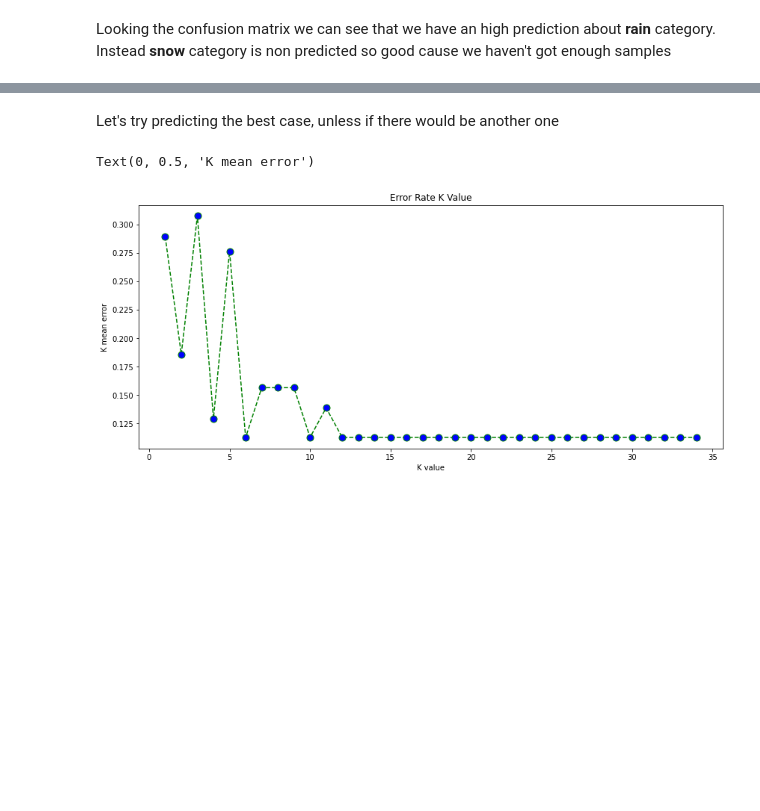
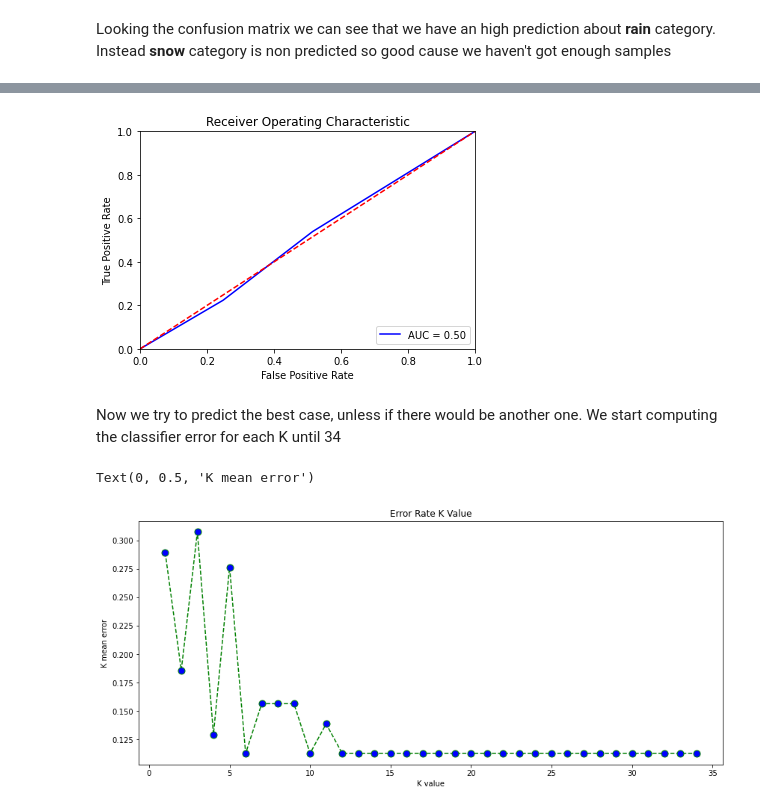
Before and after one commit to nikgreg99/weather-analysis-machine-learning, a Jupyter notebook: Weather Forecast - en.ipynb, the cells around one changed output, grey strips where cells are left out. Cells and saved outputs as stored; diff of their text form; code cells hidden in the pictures; blank space fills up the shorter version.

```diff
--- a/Weather Forecast - en.ipynb
+++ b/Weather Forecast - en.ipynb
@@ -169,5 +172,5 @@ df.corr()
 # %%
-df= df.replace(np.nan, 'other', regex=True) # All data frame
+df= df["Precip Type"].replace(np.nan, 'other', regex=True) # All data frame
 # %% [markdown]
 For further utility we print the box plot of the precitapion types taken hourly
 # %%
@@ -444,6 +458,6 @@ scaler.fit(xTrain)
 xTrainScaled = scaler.transform(xTrain)
 xTestScaled = scaler.transform(xTest)
 # %%
-weatherClassifier =  KNeighborsClassifier()
+weatherClassifier =  KNeighborsClassifier(n_neighbors = 3)
 weatherClassifier.fit(xTrainScaled,yTrain)
 # %% [output]
@@ -475,0 +497,4 @@ Looking the confusion matrix we can see that we have an high prediction about  *
+# %%
+le = LabelEncoder()
+yTestDiscreteValues = le.fit_transform(yTest)
+yTestDiscreteValues
@@ -476,5 +510,25 @@ Looking the confusion matrix we can see that we have an high prediction about  *
+# %%
+#Compute ROC and AUC
+probs =  weatherClassifier.predict_proba(xTest)
+preeds = probs[:,1]
+fpr,tpr,threshold = roc_curve(yTestDiscreteValues,preeds)
+
+rocAuc = auc(fpr,tpr)
+# %%
+#Plot ROC curve
+plt.title('Receiver Operating Characteristic')
+plt.plot(fpr, tpr, 'b', label = 'AUC = %0.2f' % rocAuc)
+plt.legend(loc = 'lower right')
+plt.plot([0, 1], [0, 1],'r--')
+plt.xlim([0, 1])
+plt.ylim([0, 1])
+plt.ylabel('True Positive Rate')
+plt.xlabel('False Positive Rate')
+plt.show()
+# %% [output]
+[figure, added]
 # %% [markdown]
-Let's try predicting  the best case, unless  if there would be   another one
+Now we try to predict  the best case, unless  if there would be another one. We start computing the classifier error for each K until 34
 # %%
 #CELL A BIT SLOW TO RUN
 errorsClassifiers = list()
```
Also changed, not shown: parts of 20 cells of this notebook.
